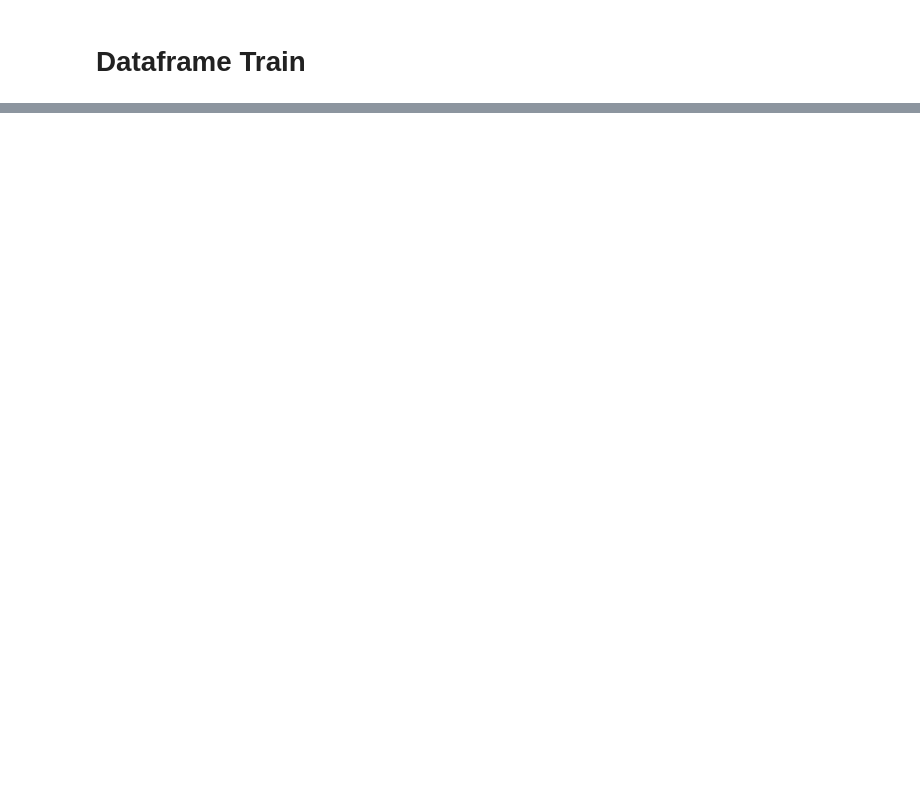
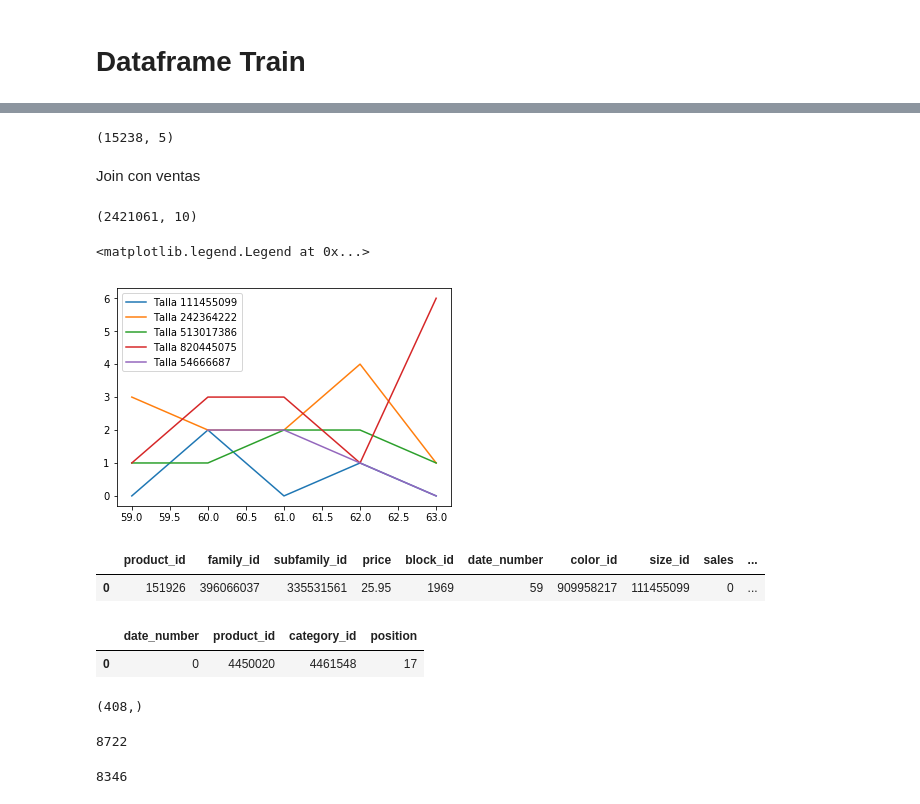
Before and after one commit to rodgomrod/Zara_Competition, a Jupyter notebook: Notebooks/1_EDA.ipynb, the cells around one changed output, grey strips where cells are left out. Cells and saved outputs as stored; diff of their text form; code cells hidden in the pictures; blank space fills up the shorter version.

Commit message:
Problema con Joins

```diff
--- a/Notebooks/1_EDA.ipynb
+++ b/Notebooks/1_EDA.ipynb
@@ -80,4 +243,14 @@ product_positions_0_63.head()
 # %%
 train = pd.merge(products,products_blocks,how='inner',on='product_id')
+# %%
+train.shape
+# %% [output]
+(15238, 5)
+# %% [markdown]
+Join con ventas
 # %%
 train = pd.merge(train,products_stock_ventas,how='inner',on='product_id')
+# %%
+train.shape
+# %% [output]
+(2421061, 10)
@@ -84,3 +259,38 @@ train = pd.merge(train,products_stock_ventas,how='inner',on='product_id')
+# %%
+df = train[(train.product_id == 151926)]
+for i in df.size_id.unique():
+    x = train[(train.product_id == 151926) & (train.size_id == i)]
+    plt.plot(x.date_number,x.sales, label=f'Talla {i}')
+    #plt.plot(x.date_number,x.stock)
+
+plt.legend()
+# %% [output]
+<matplotlib.legend.Legend at 0x...>
+[figure, added]
+# %%
+train.head(1)
+# %% [output]
+|  | product_id | family_id | subfamily_id | price | block_id | date_number | color_id | size_id | sales | ... |
+| 0 | 151926 | 396066037 | 335531561 | 25.95 | 1969 | 59 | 909958217 | 111455099 | 0 | ... |
+# %%
+product_positions_0_63.head(1)
+# %% [output]
+|  | date_number | product_id | category_id | position |
+| 0 | 0 | 4450020 | 4461548 | 17 |
+# %%
+train['subfamily_id'].unique().shape
+
+product_positions_0_63.category_id.unique().shape
+# %% [output]
+(408,)
+# %%
+train.product_id.unique().size
+# %% [output]
+8722
+# %%
+product_positions_0_63.product_id.unique().size
+# %% [output]
+8346
 # %%
 train = pd.merge(train,product_positions_0_63,how='inner',on='product_id')
 # %%
```
Also changed, not shown: parts of 40 cells of this notebook.
